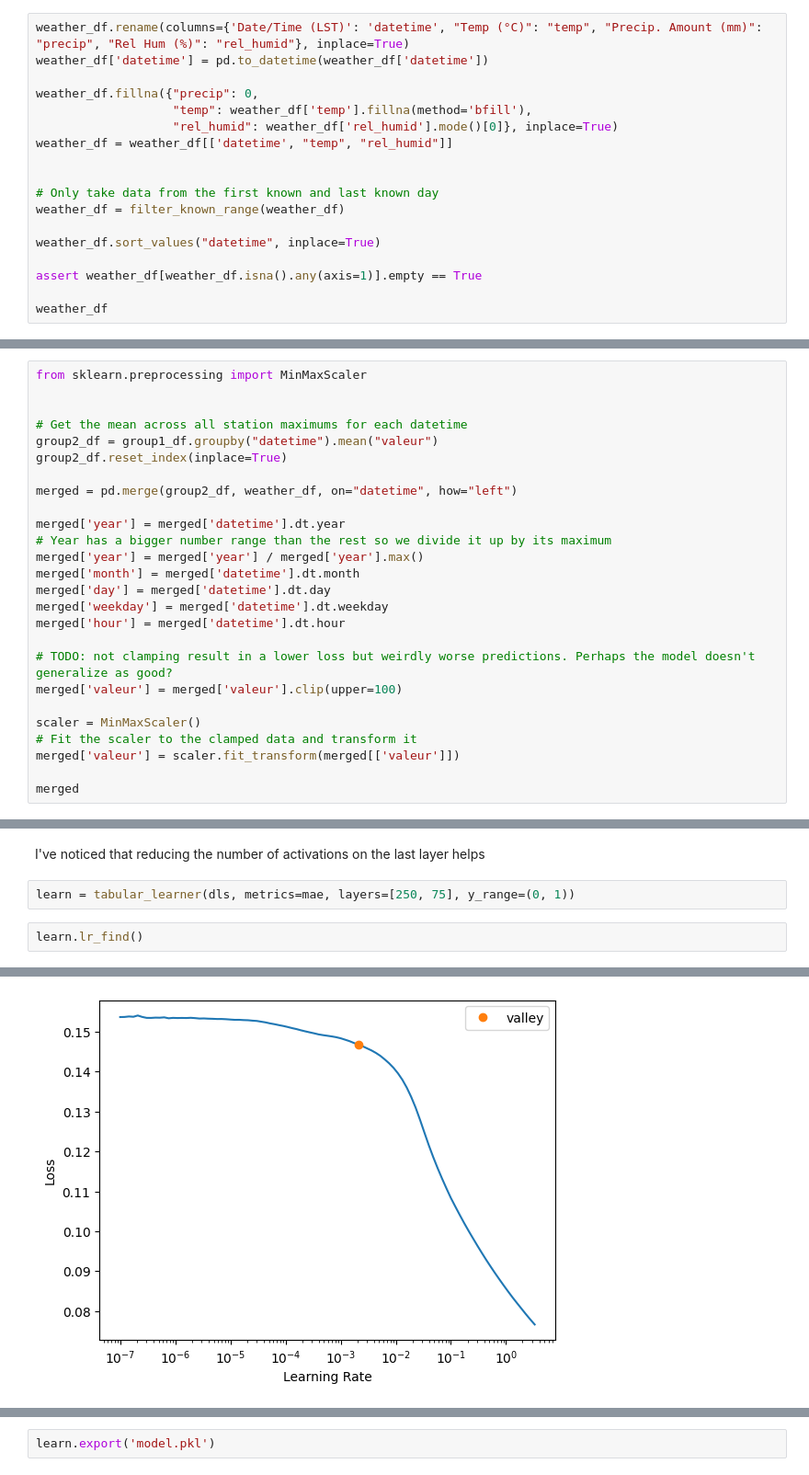
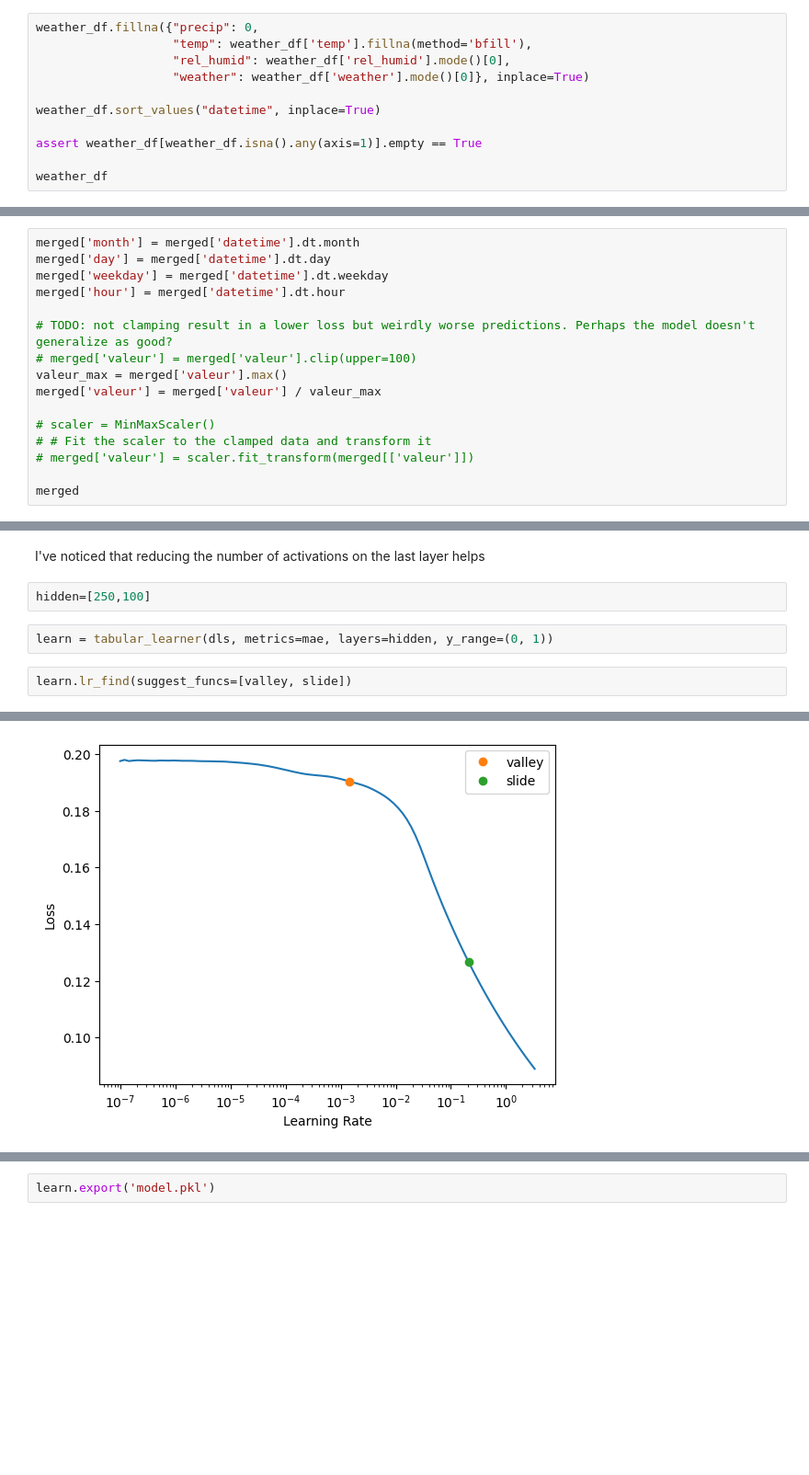
Before and after one commit to Magellol/montreal-aqi-predictions, a Jupyter notebook: index.ipynb, the cells around one changed output, grey strips where cells are left out. Shown at 92% size. Drawn from its saved outputs; the diff is of its cells as text; blank space fills up the shorter version.

```diff
--- a/index.ipynb
+++ b/index.ipynb
@@ -182,15 +191,8 @@ weather_df
 # %%
-weather_df.rename(columns={'Date/Time (LST)': 'datetime', "Temp (°C)": "temp", "Precip. Amount (mm)": "precip", "Rel Hum (%)": "rel_humid"}, inplace=True)
-weather_df['datetime'] = pd.to_datetime(weather_df['datetime'])
-
 weather_df.fillna({"precip": 0,
                    "temp": weather_df['temp'].fillna(method='bfill'),
-                   "rel_humid": weather_df['rel_humid'].mode()[0]}, inplace=True)
-weather_df = weather_df[['datetime', "temp", "rel_humid"]]
-
-
-# Only take data from the first known and last known day
-weather_df = filter_known_range(weather_df)
+                   "rel_humid": weather_df['rel_humid'].mode()[0],
+                   "weather": weather_df['weather'].mode()[0]}, inplace=True)
 
 weather_df.sort_values("datetime", inplace=True)
 
@@ -293,27 +305,17 @@ group1_df
 # %%
-from sklearn.preprocessing import MinMaxScaler
-
-
-# Get the mean across all station maximums for each datetime
-group2_df = group1_df.groupby("datetime").mean("valeur")
-group2_df.reset_index(inplace=True)
-
-merged = pd.merge(group2_df, weather_df, on="datetime", how="left")
-
-merged['year'] = merged['datetime'].dt.year
-# Year has a bigger number range than the rest so we divide it up by its maximum
-merged['year'] = merged['year'] / merged['year'].max()
 merged['month'] = merged['datetime'].dt.month
 merged['day'] = merged['datetime'].dt.day
 merged['weekday'] = merged['datetime'].dt.weekday
 merged['hour'] = merged['datetime'].dt.hour
 
 # TODO: not clamping result in a lower loss but weirdly worse predictions. Perhaps the model doesn't generalize as good?
-merged['valeur'] = merged['valeur'].clip(upper=100)
+# merged['valeur'] = merged['valeur'].clip(upper=100)
+valeur_max = merged['valeur'].max()
+merged['valeur'] = merged['valeur'] / valeur_max
 
-scaler = MinMaxScaler()
-# Fit the scaler to the clamped data and transform it
-merged['valeur'] = scaler.fit_transform(merged[['valeur']])
+# scaler = MinMaxScaler()
+# # Fit the scaler to the clamped data and transform it
+# merged['valeur'] = scaler.fit_transform(merged[['valeur']])
 
 merged
 # %% [output]
@@ -507,8 +503,10 @@ dls.show_batch()
 # %% [markdown]
 I've noticed that reducing the number of activations on the last layer helps
+# %%
+hidden=[250,100]
 # %%
-learn = tabular_learner(dls, metrics=mae, layers=[250, 75], y_range=(0, 1))
+learn = tabular_learner(dls, metrics=mae, layers=hidden, y_range=(0, 1))
 # %%
-learn.lr_find()
+learn.lr_find(suggest_funcs=[valley, slide])
 # %% [output]
 [interactive output not drawn]
@@ -516,2 +514,2 @@ SuggestedLRs(valley=0.0020892962347716093)
-[figure, old version]
+[figure, new version]
 # %%
```
Also changed, not shown: parts of 19 cells of this notebook.
